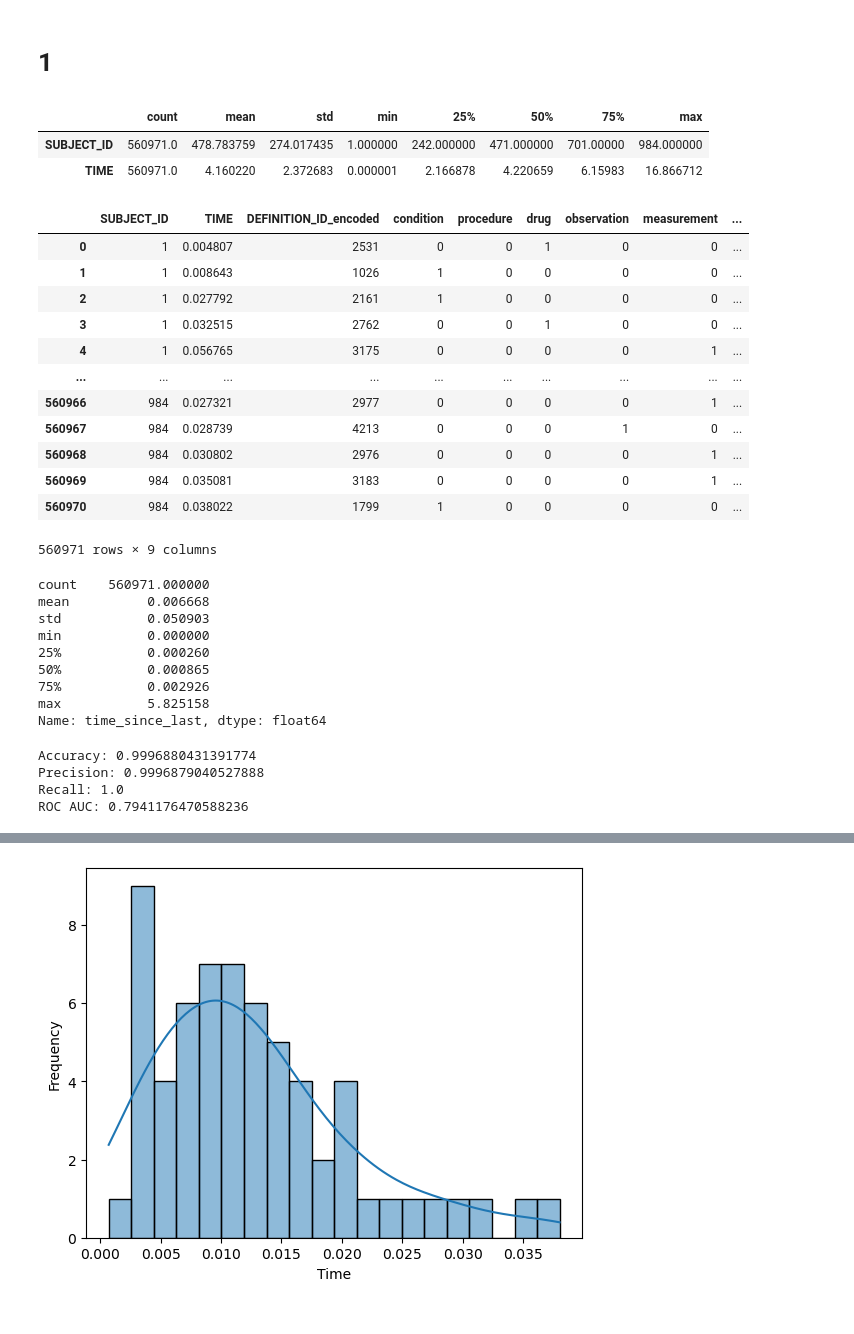
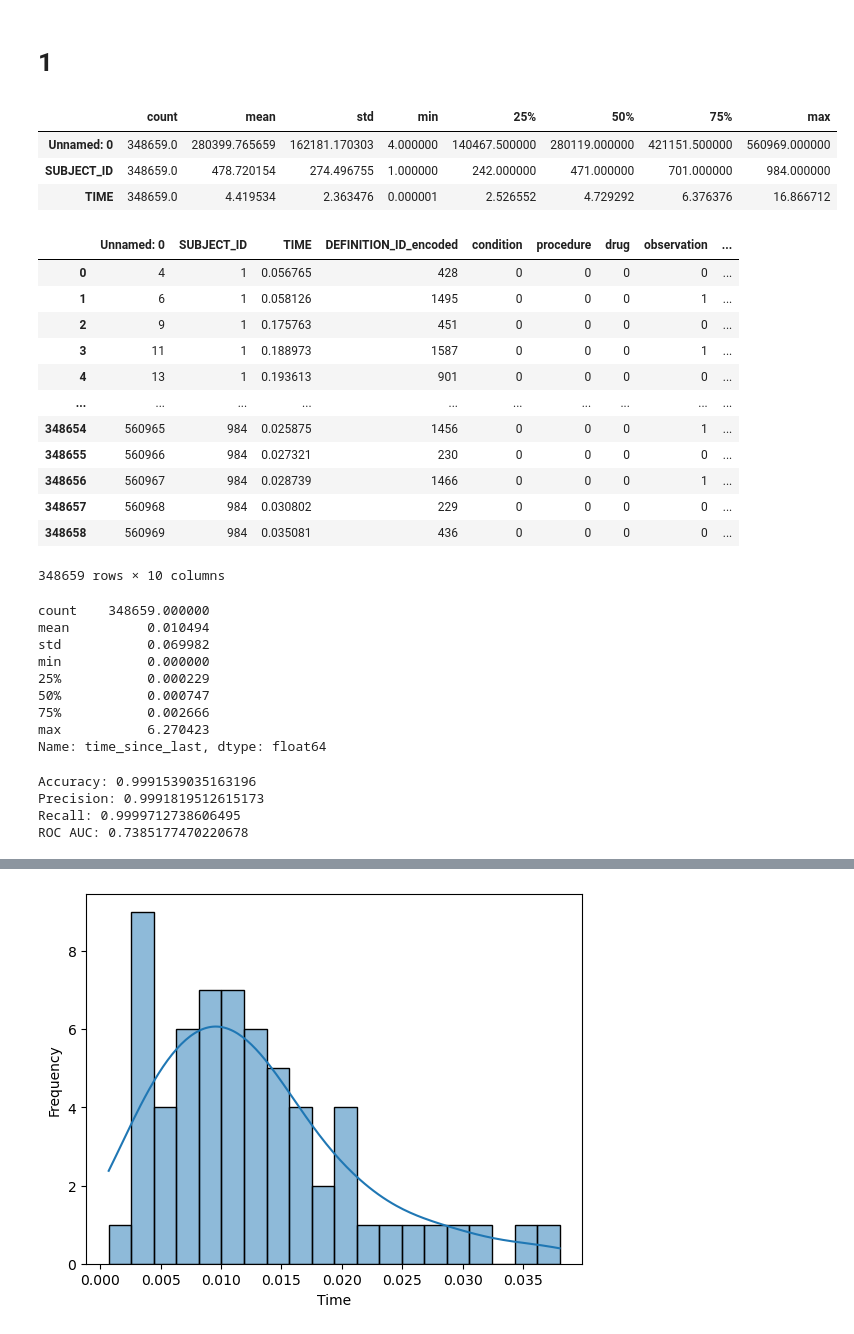
Before and after one commit to OJPOJ/ItDS-project, a Jupyter notebook: 2_SHAO.ipynb, the cells around one changed output, grey strips where cells are left out. Cells and saved outputs as stored; diff of their text form; code cells hidden in the pictures.

Commit message:
frequency selection

```diff
--- a/2_SHAO.ipynb
+++ b/2_SHAO.ipynb
@@ -3,19 +3,23 @@
 # %%
 import pandas as pd
 from sklearn.preprocessing import StandardScaler
 import numpy as np
 import networkx as nx
 from sklearn.model_selection import train_test_split, cross_val_score
 from sklearn.ensemble import RandomForestClassifier
 from sklearn.metrics import roc_auc_score, classification_report
 from sklearn.preprocessing import LabelEncoder
 from sklearn.preprocessing import OneHotEncoder
-data = pd.read_csv('synthetic_data_lung_cancer.csv')
+#data = pd.read_csv('data/synthetic_data_lung_cancer.csv')
+#data = pd.read_csv('data/frequencyFiltered_t-low-0.0_t-high-0.8.csv')
+#data = pd.read_csv('data/frequencyFiltered_t-low-0.2_t-high-1.csv')
+data = pd.read_csv('data/frequencyFiltered_t-low-0.3_t-high-1.csv')
 data.describe().T
 # %% [output]
 |  | count | mean | std | min | 25% | 50% | 75% | max |
-| SUBJECT_ID | 560971.0 | 478.783759 | 274.017435 | 1.000000 | 242.000000 | 471.000000 | 701.00000 | 984.000000 |
-| TIME | 560971.0 | 4.160220 | 2.372683 | 0.000001 | 2.166878 | 4.220659 | 6.15983 | 16.866712 |
+| Unnamed: 0 | 348659.0 | 280399.765659 | 162181.170303 | 4.000000 | 140467.500000 | 280119.000000 | 421151.500000 | 560969.000000 |
+| SUBJECT_ID | 348659.0 | 478.720154 | 274.496755 | 1.000000 | 242.000000 | 471.000000 | 701.000000 | 984.000000 |
+| TIME | 348659.0 | 4.419534 | 2.363476 | 0.000001 | 2.526552 | 4.729292 | 6.376376 | 16.866712 |
 # %%
 label_encoder = LabelEncoder()
 data['DEFINITION_ID_encoded'] = label_encoder.fit_transform(data['DEFINITION_ID'])
@@ -33,30 +37,30 @@ for column in columns_to_convert:
     data[column] = data[column].astype(int)
 data
 # %% [output]
-|  | SUBJECT_ID | TIME | DEFINITION_ID_encoded | condition | procedure | drug | observation | measurement | ... |
-| 0 | 1 | 0.004807 | 2531 | 0 | 0 | 1 | 0 | 0 | ... |
-| 1 | 1 | 0.008643 | 1026 | 1 | 0 | 0 | 0 | 0 | ... |
-| 2 | 1 | 0.027792 | 2161 | 1 | 0 | 0 | 0 | 0 | ... |
-| 3 | 1 | 0.032515 | 2762 | 0 | 0 | 1 | 0 | 0 | ... |
-| 4 | 1 | 0.056765 | 3175 | 0 | 0 | 0 | 0 | 1 | ... |
+|  | Unnamed: 0 | SUBJECT_ID | TIME | DEFINITION_ID_encoded | condition | procedure | drug | observation | ... |
+| 0 | 4 | 1 | 0.056765 | 428 | 0 | 0 | 0 | 0 | ... |
+| 1 | 6 | 1 | 0.058126 | 1495 | 0 | 0 | 0 | 1 | ... |
+| 2 | 9 | 1 | 0.175763 | 451 | 0 | 0 | 0 | 0 | ... |
+| 3 | 11 | 1 | 0.188973 | 1587 | 0 | 0 | 0 | 1 | ... |
+| 4 | 13 | 1 | 0.193613 | 901 | 0 | 0 | 0 | 0 | ... |
 | ... | ... | ... | ... | ... | ... | ... | ... | ... | ... |
-| 560966 | 984 | 0.027321 | 2977 | 0 | 0 | 0 | 0 | 1 | ... |
-| 560967 | 984 | 0.028739 | 4213 | 0 | 0 | 0 | 1 | 0 | ... |
-| 560968 | 984 | 0.030802 | 2976 | 0 | 0 | 0 | 0 | 1 | ... |
-| 560969 | 984 | 0.035081 | 3183 | 0 | 0 | 0 | 0 | 1 | ... |
-| 560970 | 984 | 0.038022 | 1799 | 1 | 0 | 0 | 0 | 0 | ... |
+| 348654 | 560965 | 984 | 0.025875 | 1456 | 0 | 0 | 0 | 1 | ... |
+| 348655 | 560966 | 984 | 0.027321 | 230 | 0 | 0 | 0 | 0 | ... |
+| 348656 | 560967 | 984 | 0.028739 | 1466 | 0 | 0 | 0 | 1 | ... |
+| 348657 | 560968 | 984 | 0.030802 | 229 | 0 | 0 | 0 | 0 | ... |
+| 348658 | 560969 | 984 | 0.035081 | 436 | 0 | 0 | 0 | 0 | ... |
-560971 rows × 9 columns
+348659 rows × 10 columns
 # %%
 data.describe().time_since_last
 # %% [output]
-count    560971.000000
-mean          0.006668
-std           0.050903
+count    348659.000000
+mean          0.010494
+std           0.069982
 min           0.000000
-25%           0.000260
-50%           0.000865
-75%           0.002926
-max           5.825158
+25%           0.000229
+50%           0.000747
+75%           0.002666
+max           6.270423
 Name: time_since_last, dtype: float64
 # %%
 from sklearn.metrics import accuracy_score, precision_score, recall_score, roc_auc_score
@@ -79,10 +83,10 @@ print(f"Precision: {precision}")
 print(f"Recall: {recall}")
 print(f"ROC AUC: {roc_auc}")
 # %% [output]
-Accuracy: 0.9996880431391774
-Precision: 0.9996879040527888
-Recall: 1.0
-ROC AUC: 0.7941176470588236
+Accuracy: 0.9991539035163196
+Precision: 0.9991819512615173
+Recall: 0.9999712738606495
+ROC AUC: 0.7385177470220678
 # %%
 patient_data = data[data['SUBJECT_ID'] == 984]
 print(patient_data)
```
Also changed, not shown: 4 other files.
